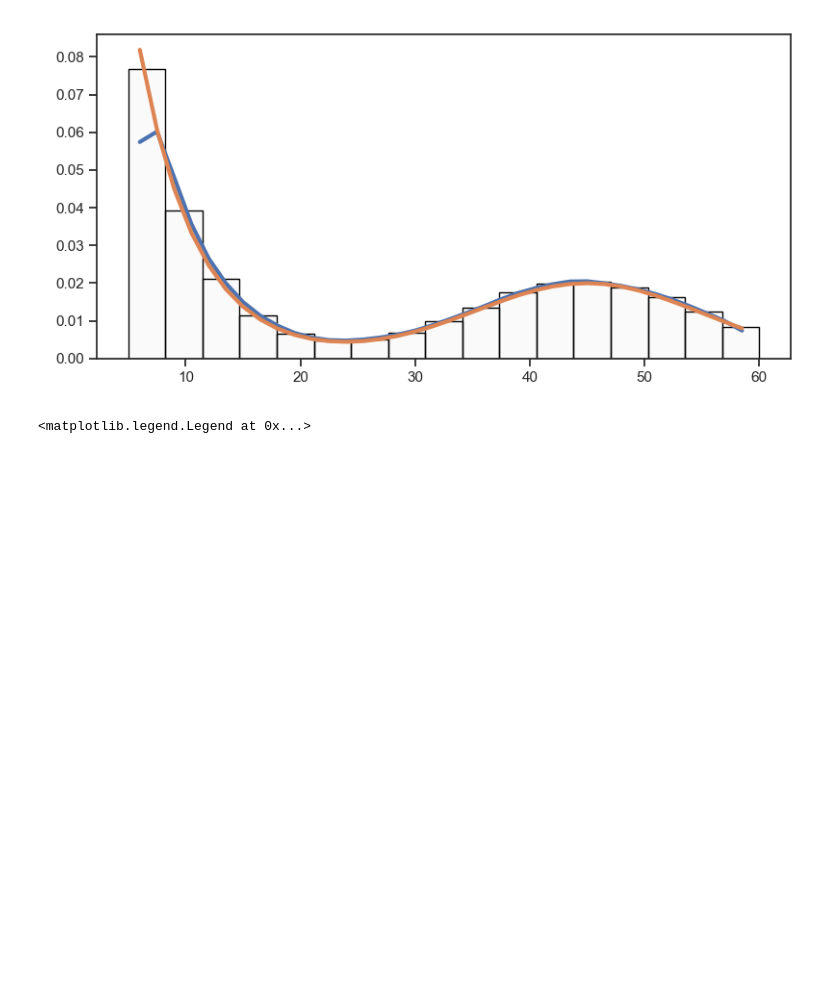
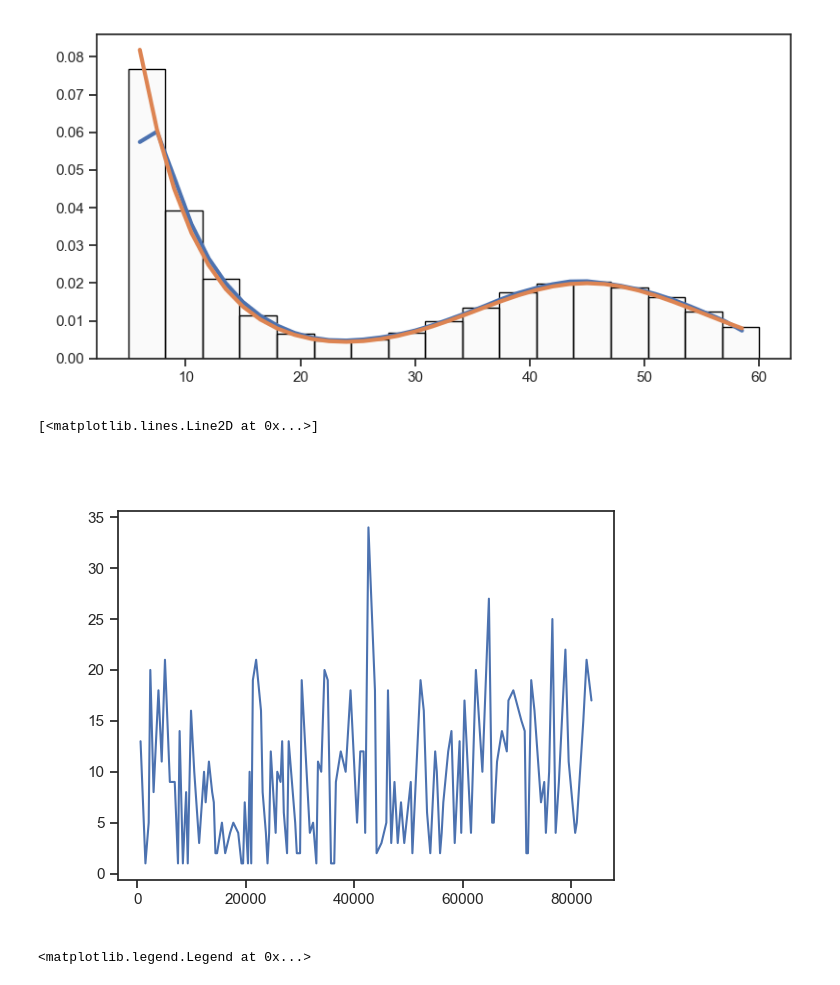
Before and after one commit to TimofeyTis/UBPS2024, a Jupyter notebook: otchet_2sem.ipynb, the cells around one changed output. Cells and saved outputs as stored; diff of their text form; code cells hidden in the pictures; blank space fills up the shorter version.

```diff
--- a/otchet_2sem.ipynb
+++ b/otchet_2sem.ipynb
@@ -315,6 +315,14 @@ from gaussian_exponential_mixture import GaussianExponentialMixture
 # mixture.fit()
 # beta, mu, sigma, p =  mixture.parameters.beta,mixture.parameters.mu, mixture.parameters.sigma, mixture.parameters.proportion
 # beta, mu, sigma, p
+# %%
+data = filter(30,5)
+fig = plt.figure()
+ax = fig.add_subplot()
+ax.plot(data[1]['time'][:-50], data[1]['stat'][:-50])
+# %% [output]
+[<matplotlib.lines.Line2D at 0x...>]
+[figure, added]
 # %%
 fig = plt.figure(figsize= (8,4))
 
```
Also changed, not shown: 4 other files.
